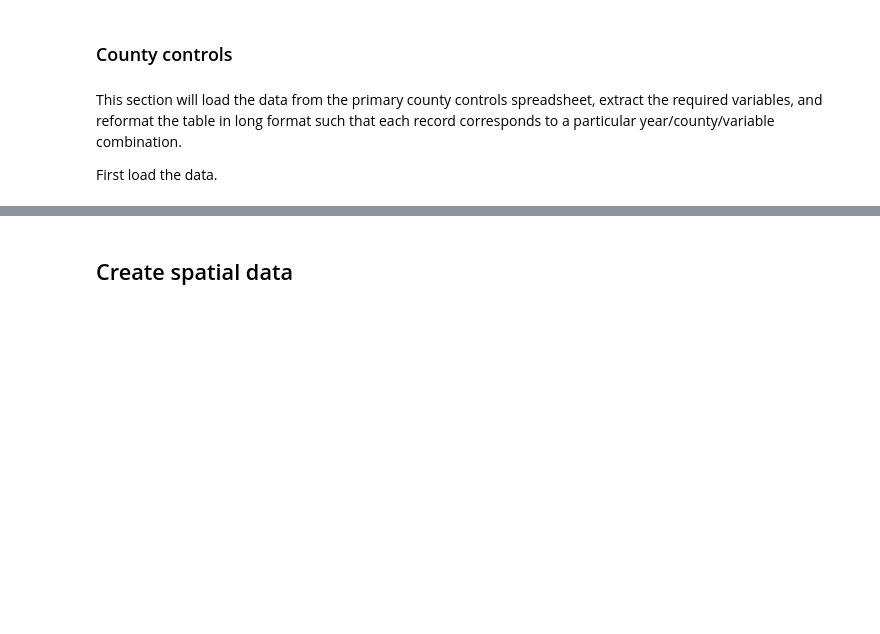
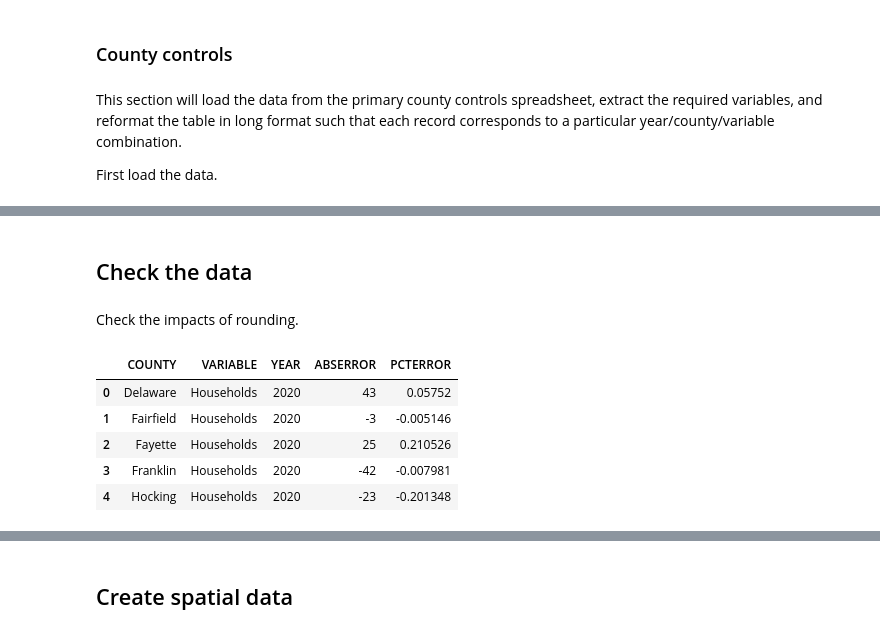
Before and after one commit to morpc/morpc-county-controls, a Jupyter notebook: Create Population Hub table.ipynb, the cells around one changed output, grey strips where cells are left out. Saved outputs shown, nothing was run; the diff lists cells and outputs as text; code cells hidden in the pictures; blank space fills up the shorter version.

```diff
--- a/Create Population Hub table.ipynb
+++ b/Create Population Hub table.ipynb
@@ -168,0 +183,19 @@ countyControls
+# %% [markdown]
+## Check the data
+# %% [markdown]
+Check the impacts of rounding.
+# %%
+roundingError = countyControls.copy().set_index(["COUNTY","VARIABLE","YEAR"]).rename(columns={"VALUE":"ORIGINAL"})
+roundingError = roundingError.join(countyControlsRounded.set_index(["COUNTY","VARIABLE","YEAR"]).rename(columns={"VALUE":"ROUNDED"}))
+roundingError["ABSERROR"] = roundingError["ROUNDED"] - roundingError["ORIGINAL"]
+roundingError["PCTERROR"] = roundingError["ABSERROR"]/roundingError["ORIGINAL"]*100
+roundingError = roundingError.reset_index()
+roundingError = roundingError.drop(columns=["ORIGINAL","ROUNDED"])
+roundingError.head()
+# %% [output]
+|  | COUNTY | VARIABLE | YEAR | ABSERROR | PCTERROR |
+| 0 | Delaware | Households | 2020 | 43 | 0.05752 |
+| 1 | Fairfield | Households | 2020 | -3 | -0.005146 |
+| 2 | Fayette | Households | 2020 | 25 | 0.210526 |
+| 3 | Franklin | Households | 2020 | -42 | -0.007981 |
+| 4 | Hocking | Households | 2020 | -23 | -0.201348 |
```
Also changed, not shown: parts of 13 cells of this notebook, 4 other files.
